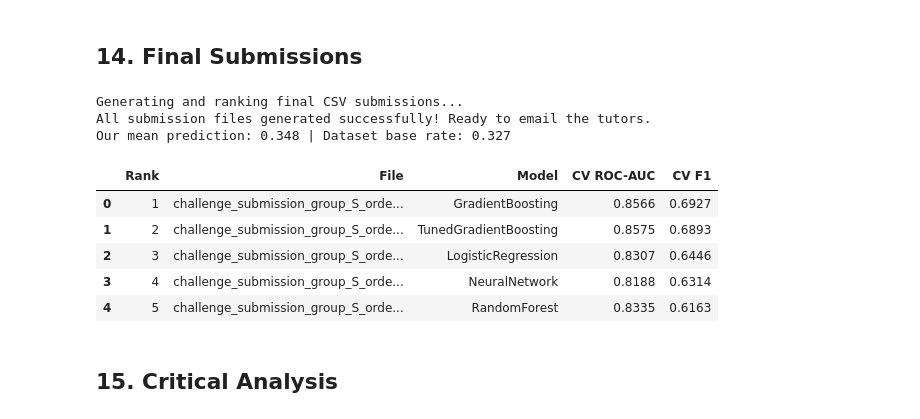
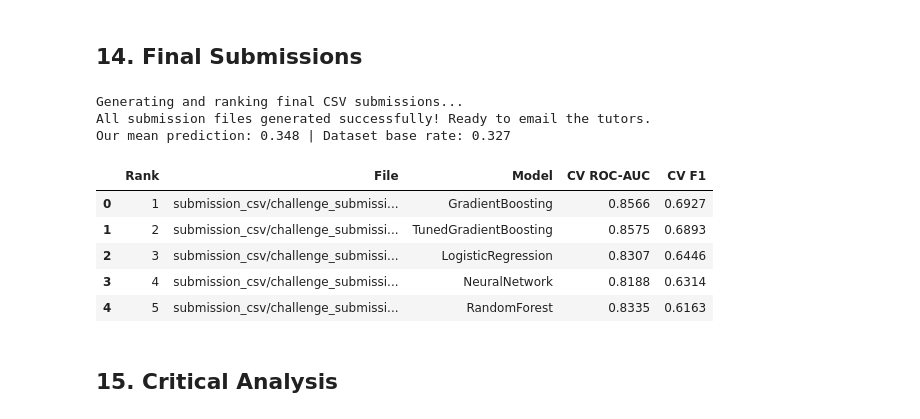
Before and after one commit to GroupS-hackathon/challenge_submission_group_S, a Jupyter notebook: challenge_submission_group_S.ipynb, the cells around one changed output. Saved outputs shown, nothing was run; the diff lists cells and outputs as text; code cells hidden in the pictures.

Commit message:
feat: add plots folder, save all visualisations and CSVs to organised directories

```diff
--- a/challenge_submission_group_S.ipynb
+++ b/challenge_submission_group_S.ipynb
@@ -567,0 +580,28 @@ Tuned GradientBoosting CV ROC-AUC: 0.8575
+# %%
+# Build comparison data from all trained models including tuned
+comparison_data = []
+for name in val_predictions:
+    auc   = roc_auc_score(y, val_predictions[name])
+    preds = (val_predictions[name] >= 0.5).astype(int)
+    acc   = accuracy_score(y, preds)
+    f1    = f1_score(y, preds)
+    comparison_data.append({'Model': name, 'ROC-AUC': round(auc, 4),
+                             'Accuracy': round(acc, 4), 'F1': round(f1, 4)})
+
+comparison_df = pd.DataFrame(comparison_data).set_index('Model')
+
+# Plot all three metrics side by side for each model
+ax = comparison_df.plot(kind='bar', figsize=(12, 5), color=['#4477aa', '#228833', '#cc6677'],
+                        width=0.7, edgecolor='white')
+
+plt.title('Model Comparison — CV Performance Across All Metrics')
+plt.ylabel('Score')
+plt.xlabel('')
+plt.xticks(rotation=25, ha='right')
+plt.ylim(0.48, 1.0)
+baseline = plt.axhline(y=0.5, color='black', linestyle='--', linewidth=0.8, alpha=0.5)
+handles, labels = ax.get_legend_handles_labels()
+plt.legend(handles + [baseline], labels + ['Random Baseline'], loc='upper right')
+plt.tight_layout()
+plt.savefig('plots/model_comparison.png', bbox_inches='tight', dpi=150)
+plt.show()
@@ -720,7 +766,7 @@ ranked_models = sorted(all_f1_scores, key=all_f1_scores.get, reverse=True)
 summary_rows = []
 
 for rank, name in enumerate(ranked_models[:5], 1):
-    filename = f'challenge_submission_group_S_order_{rank}.csv'
+    filename = f'submission_csv/challenge_submission_group_S_order_{rank}.csv'
 
     current_submission = pd.DataFrame({
         D: test[D],
@@ -730,39 +776,39 @@ for rank, name in enumerate(ranked_models[:5], 1):
     current_submission.to_csv(filename, index=False)
 
     summary_rows.append({
         'Rank': rank,
         'File': filename,
         'Model': name,
         'CV ROC-AUC': round(roc_auc_score(y, val_predictions[name]), 4),
         'CV F1': round(all_f1_scores[name], 4)
     })
 
 # Update best_model_name to reflect the full ranking including tuned model
 best_model_name = ranked_models[0]
 
 optimal_binary_predictions = (test_predictions[best_model_name] >= best_threshold).astype(int)
 
 final_submission = pd.DataFrame({
     D: test[D],
     target_col: optimal_binary_predictions
 })
 
-final_submission.to_csv('FINAL_Group_S_Submission.csv', index=False)
+final_submission.to_csv('submission_csv/FINAL_Group_S_Submission.csv', index=False)
 
 print("All submission files generated successfully! Ready to email the tutors.")
 print(f"Our mean prediction: {final_submission[target_col].mean():.3f} | Dataset base rate: {y.mean():.3f}")
 
 pd.DataFrame(summary_rows)
 # %% [output]
 Generating and ranking final CSV submissions...
 All submission files generated successfully! Ready to email the tutors.
 Our mean prediction: 0.348 | Dataset base rate: 0.327
 |  | Rank | File | Model | CV ROC-AUC | CV F1 |
-| 0 | 1 | challenge_submission_group_S_orde... | GradientBoosting | 0.8566 | 0.6927 |
-| 1 | 2 | challenge_submission_group_S_orde... | TunedGradientBoosting | 0.8575 | 0.6893 |
-| 2 | 3 | challenge_submission_group_S_orde... | LogisticRegression | 0.8307 | 0.6446 |
-| 3 | 4 | challenge_submission_group_S_orde... | NeuralNetwork | 0.8188 | 0.6314 |
-| 4 | 5 | challenge_submission_group_S_orde... | RandomForest | 0.8335 | 0.6163 |
+| 0 | 1 | submission_csv/challenge_submissi... | GradientBoosting | 0.8566 | 0.6927 |
+| 1 | 2 | submission_csv/challenge_submissi... | TunedGradientBoosting | 0.8575 | 0.6893 |
+| 2 | 3 | submission_csv/challenge_submissi... | LogisticRegression | 0.8307 | 0.6446 |
+| 3 | 4 | submission_csv/challenge_submissi... | NeuralNetwork | 0.8188 | 0.6314 |
+| 4 | 5 | submission_csv/challenge_submissi... | RandomForest | 0.8335 | 0.6163 |
 # %% [markdown]
 ## **15. Critical Analysis**
 # %% [markdown]
```
Also changed, not shown: parts of 17 cells of this notebook.
